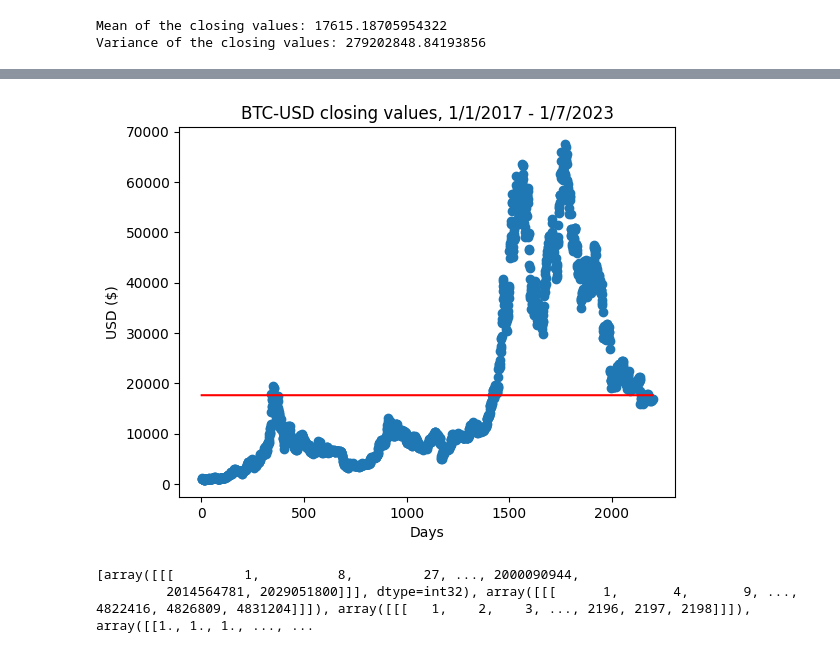
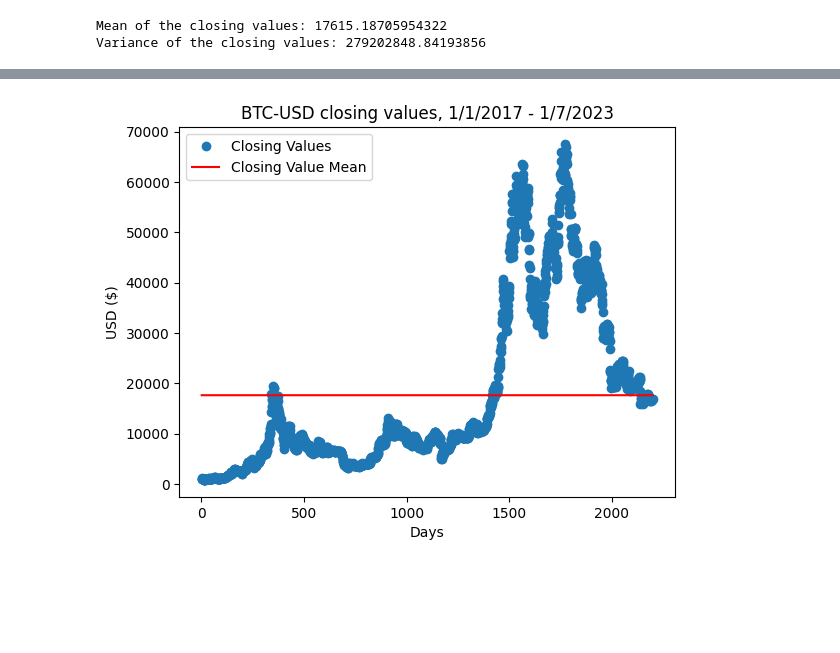
Before and after one commit to angelrodriguez0617/ECE-4850-Machine-Learning, a Jupyter notebook: project1/project1.ipynb, the cells around one changed output, grey strips where cells are left out. Saved outputs shown, nothing was run; the diff lists cells and outputs as text; code cells hidden in the pictures; blank space fills up the shorter version.

```diff
--- a/project1/project1.ipynb
+++ b/project1/project1.ipynb
@@ -39,18 +64,12 @@ plt.show()
 # %%
-num_days = np.arange(1, closing_values.size + 1) # Since days do not start at 0
-plt.plot(num_days, closing_values, 'o')
+num_days = np.arange(1, closing_values.size + 1)
+plt.plot(num_days, closing_values, 'o', label='Closing Values')
 plt.xlabel('Days')
 plt.ylabel('USD ($)')
 plt.title('BTC-USD closing values, 1/1/2017 - 1/7/2023')
-plt.plot(num_days, mean_cv*np.ones((closing_values.size, 1)), 'r')
+plt.plot(num_days, mean_cv*np.ones((closing_values.size, 1)), 'r', label='Closing Value Mean')
+#plt.plot(num_days, np.median(closing_values)*np.ones((closing_values.size, 1)), 'g', label='Closing Value Median')
+plt.legend()
 plt.show()
 # %% [output]
-[figure, old version]
+[figure, new version]
-# %%
-x = np.array([[num_days]])
-x_cubed = x**3
-X_aug = [x**3, x**2, x, np.ones((1,num_days.size))]
-print(X_aug)
-# %% [output]
-[array([[[         1,          8,         27, ..., 2000090944,
-         2014564781, 2029051800]]], dtype=int32), array([[[      1,       4,       9, ..., 4822416, 4826809, 4831204]]]), array([[[   1,    2,    3, ..., 2196, 2197, 2198]]]), array([[1., 1., 1., ..., ...
```
Also changed, not shown: parts of 5 cells of this notebook.
